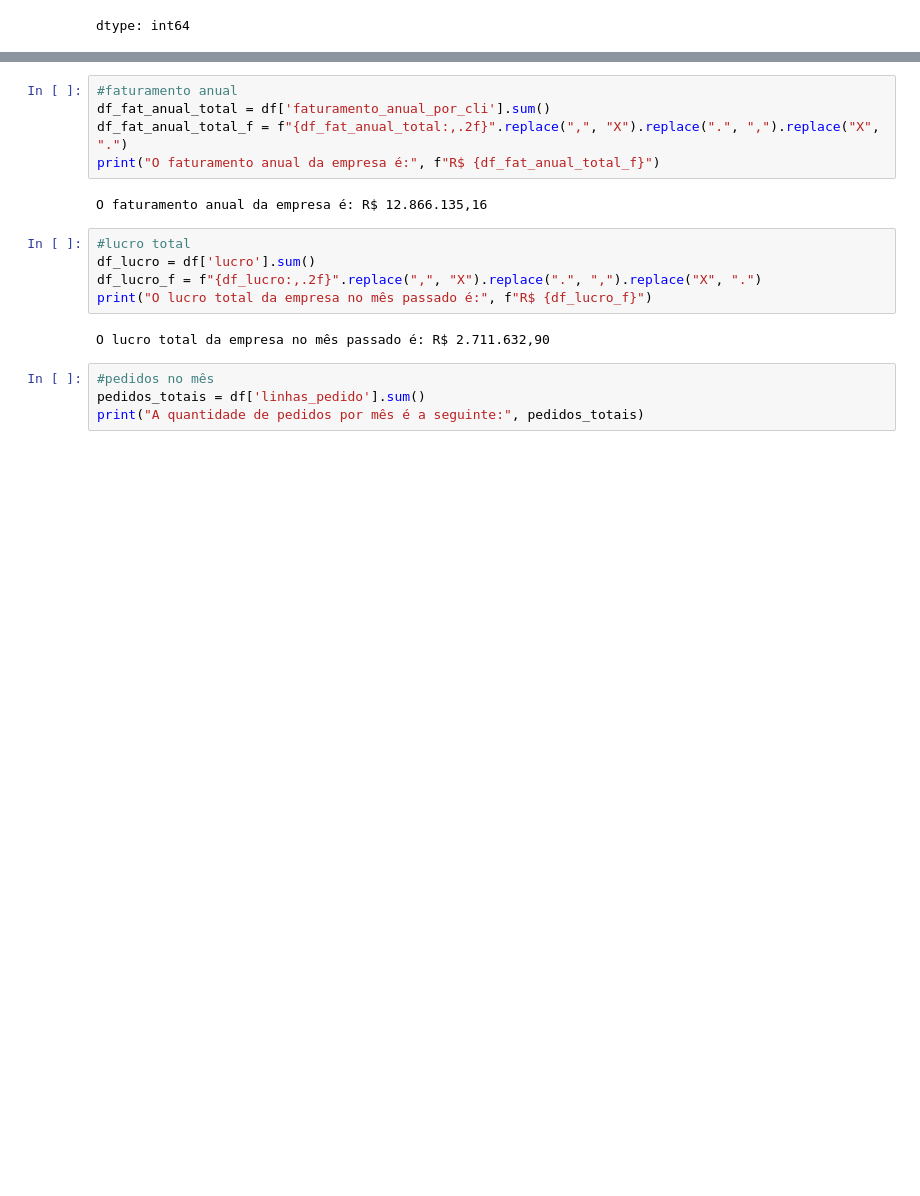
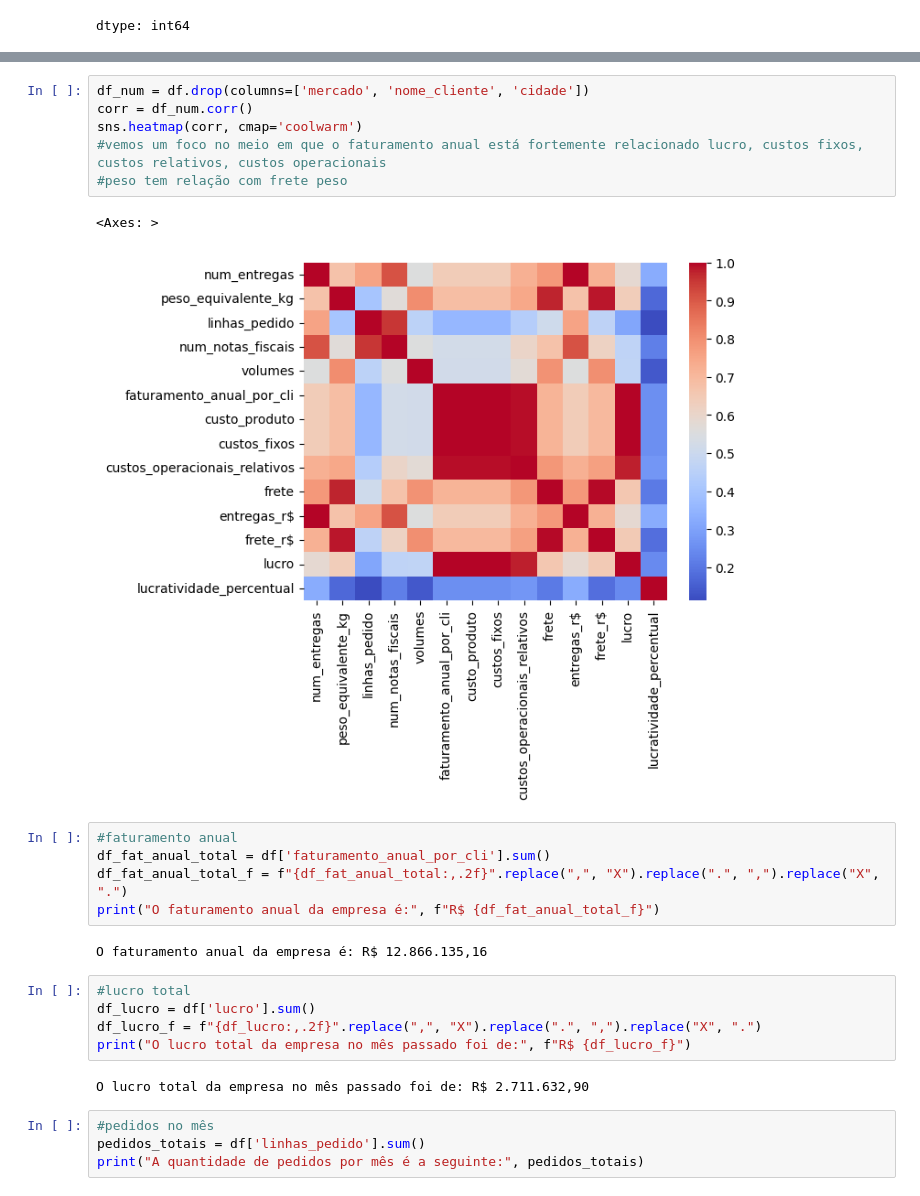
Before and after one commit to 1da1ana1/Case_Itau, a Jupyter notebook: CaseItau.ipynb, the cells around one changed output, grey strips where cells are left out. Drawn from its saved outputs; the diff is of its cells as text; blank space fills up the shorter version.

```diff
--- a/CaseItau.ipynb
+++ b/CaseItau.ipynb
@@ -154,4 +163,13 @@ lucratividade_percentual            -0.3
 dtype: float64
+# %%
+df_num = df.drop(columns=['mercado', 'nome_cliente', 'cidade'])
+corr = df_num.corr()
+sns.heatmap(corr, cmap='coolwarm')
+#vemos um foco no meio em que o faturamento anual está fortemente relacionado lucro, custos fixos, custos relativos, custos operacionais
+#peso tem relação com frete peso
+# %% [output]
+<Axes: >
+[figure, added]
 # %%
 #faturamento anual
 df_fat_anual_total = df['faturamento_anual_por_cli'].sum()
@@ -163,9 +181,9 @@ O faturamento anual da empresa é: R$ 12.866.135,16
 #lucro total
 df_lucro = df['lucro'].sum()
 df_lucro_f = f"{df_lucro:,.2f}".replace(",", "X").replace(".", ",").replace("X", ".")
-print("O lucro total da empresa no mês passado é:", f"R$ {df_lucro_f}")
+print("O lucro total da empresa no mês passado foi de:", f"R$ {df_lucro_f}")
 # %% [output]
-O lucro total da empresa no mês passado é: R$ 2.711.632,90
+O lucro total da empresa no mês passado foi de: R$ 2.711.632,90
 # %%
 #pedidos no mês
 pedidos_totais = df['linhas_pedido'].sum()
```
Also changed, not shown: parts of 32 cells of this notebook.
